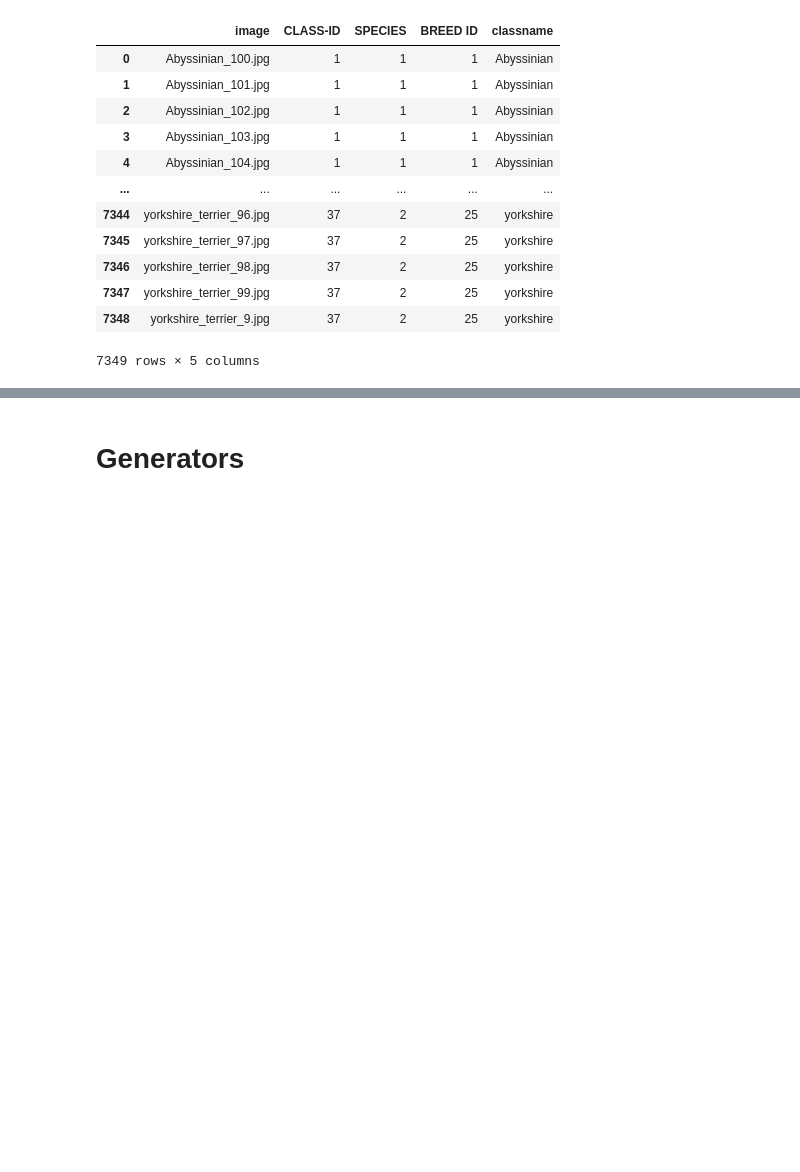
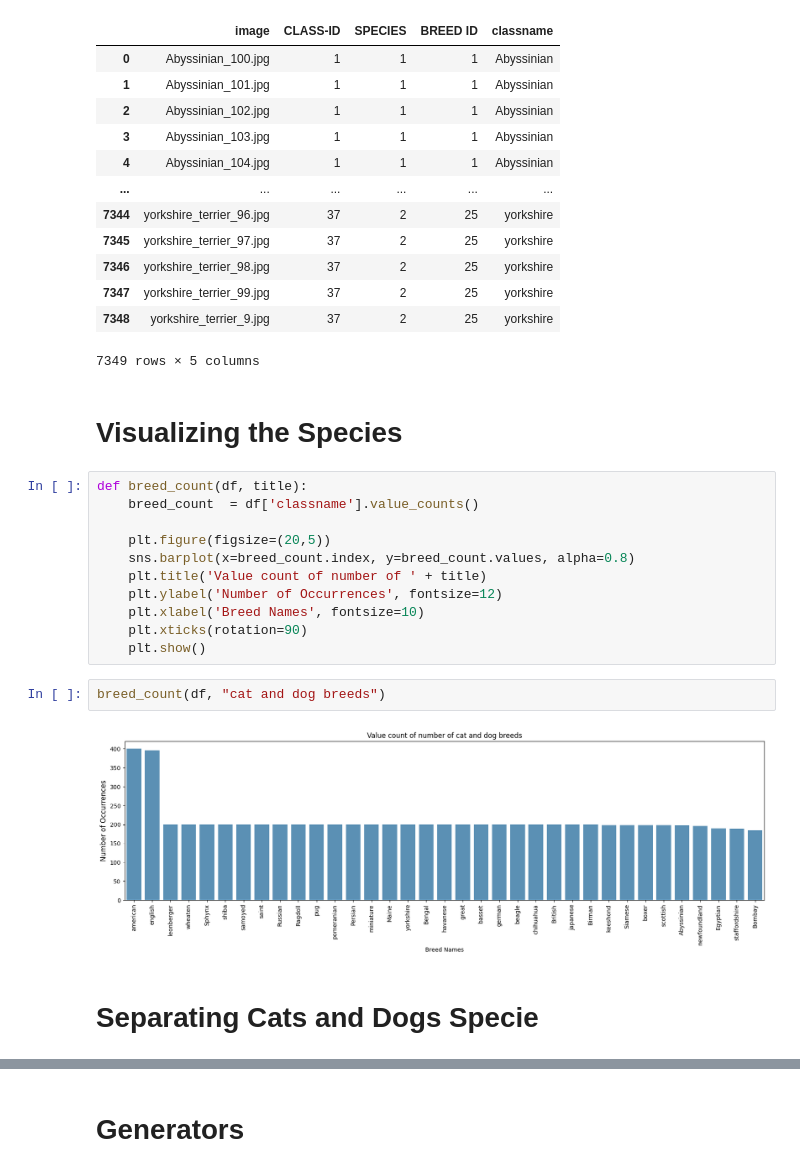
Before and after one commit to Faareh-Ahmed/Cat_and_Dog_Breed_classsification, a Jupyter notebook: CatAndDogBreed.ipynb, the cells around one changed output, grey strips where cells are left out. Cells and saved outputs as stored; diff of their text form; blank space fills up the shorter version.

Commit message:
Separating Cats and Dogs Specie data

```diff
--- a/CatAndDogBreed.ipynb
+++ b/CatAndDogBreed.ipynb
@@ -172,3 +165,22 @@ df
 | 7347 | yorkshire_terrier_99.jpg | 37 | 2 | 25 | yorkshire |
 | 7348 | yorkshire_terrier_9.jpg | 37 | 2 | 25 | yorkshire |
 7349 rows × 5 columns
+# %% [markdown]
+# Visualizing the Species
+# %%
+def breed_count(df, title):
+    breed_count  = df['classname'].value_counts()
+
+    plt.figure(figsize=(20,5))
+    sns.barplot(x=breed_count.index, y=breed_count.values, alpha=0.8)
+    plt.title('Value count of number of ' + title)
+    plt.ylabel('Number of Occurrences', fontsize=12)
+    plt.xlabel('Breed Names', fontsize=10)
+    plt.xticks(rotation=90)
+    plt.show()
+# %%
+breed_count(df, "cat and dog breeds")
+# %% [output]
+[figure, added]
+# %% [markdown]
+# Separating Cats and Dogs Specie
```
Also changed, not shown: parts of 9 cells of this notebook.
